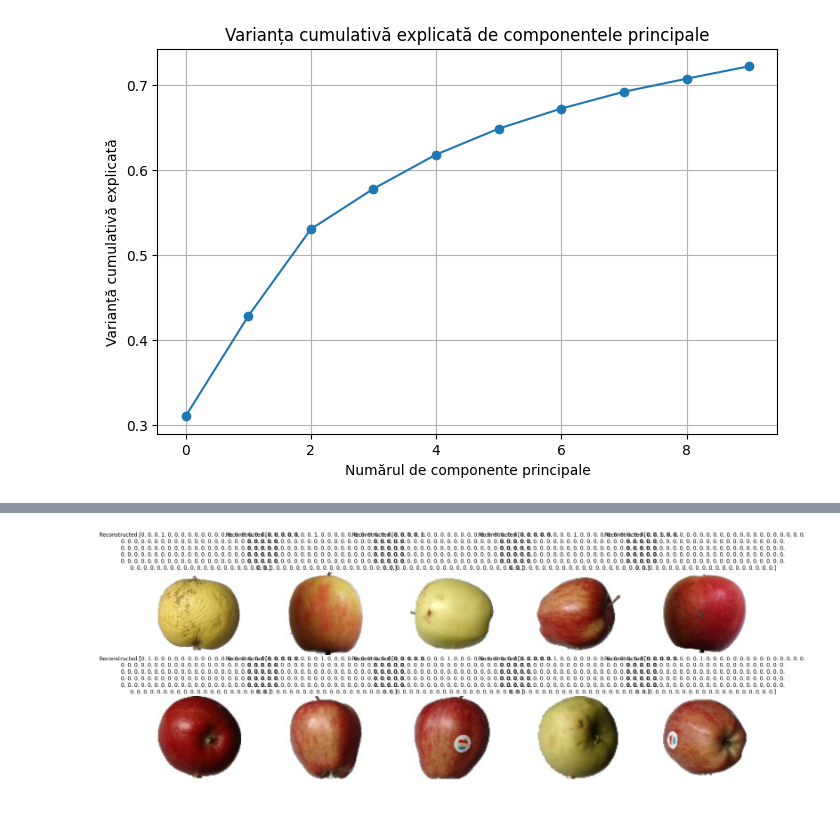
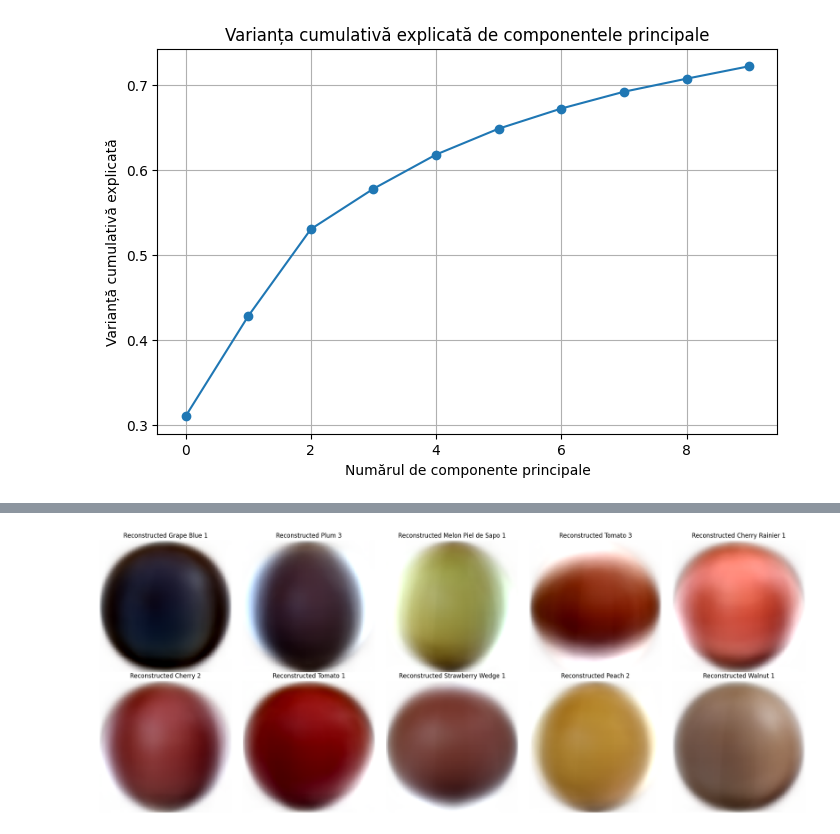
Before and after one commit to Vulturul2k/ML_project, a Jupyter notebook: fruits360.ipynb, the cells around one changed output, grey strips where cells are left out. Drawn from its saved outputs; the diff is of its cells as text; code cells hidden in the pictures.

```diff
--- a/fruits360.ipynb
+++ b/fruits360.ipynb
@@ -212,39 +210,35 @@ Indici imagini selectate: [(750, 19, 51), (1730, 29, 112), (1123, 3, 75), (2034,
 # %%
 # pca = PCA(n_components=32)
 # X_train_flat = train_generator[1][0].reshape(-1, img_size[0] * img_size[1] * 3)
 # X_train_pca = pca.fit_transform(X_train_flat)
 # Extragem toate imaginile din generator
 # X_train = np.concatenate([train_generator[i][0] for i in range(len(train_generator))], axis=0)
 
 
 # Reconstruim imaginile din setul de antrenament folosind PCA
 reconstructed_images = []
 for idx in image_indices:
+    # Calculăm indicele global folosind batch-ul și poziția în lot
+    global_index = len(train_generator[0][0]) * idx[0] + idx[1]
 
-    # pca = PCA(n_components=10)
-    # X_train_flat = train_generator[idx[0]][0].reshape(-1, img_size[0] * img_size[1] * 3)
-    # X_train_pca = pca.fit_transform(X_train_flat)
-
-    # img_flat = train_generator[idx[0]][0][idx[1]].reshape(-1, img_size[0] * img_size[1] * 3)
-    # img_pca = pca.transform(img_flat)
-    img_reconstructed = pca.inverse_transform(X_train_pca[ len(train_generator[0])*(idx[0]) + idx[1]]).reshape(img_size[0], img_size[1], 3)
-    # reconstructed_images.append(img_reconstructed)
-    reconstructed_images.append(X_train[ len(train_generator[0])*(idx[0]) + idx[1]])
-
+    # Reconstruim imaginea din PCA
+    img_reconstructed = pca.inverse_transform(X_train_pca[global_index]).reshape(*img_size, 3)
+    reconstructed_images.append(img_reconstructed)
 
 # Vizualizare imagini reconstruite
 fig, axes = plt.subplots(2, 5, figsize=(20, 8))
 axes = axes.flatten()
 
 for i, img_reconstructed in enumerate(reconstructed_images):
-    axes[i].imshow(img_reconstructed.clip(0, 1))
-    axes[i].set_title(f'Reconstructed {  class_names[image_indices[i][2]]}')
+    # Afișăm imaginile reconstruite
+    axes[i].imshow(img_reconstructed.clip(0, 1))  # Clip pentru valori valide
+    axes[i].set_title(f'Reconstructed {class_names[image_indices[i][2]]}')  # Numele clasei
     axes[i].axis('off')
 
 plt.tight_layout()
 plt.show()
 # %% [output]
-[figure, old version]
+[figure, new version]
 # %%
 # Aplicăm HOG pe toate imaginile reconstruite
 hog_features_list = []
```
Also changed, not shown: parts of 3 cells of this notebook, 2 other files.
